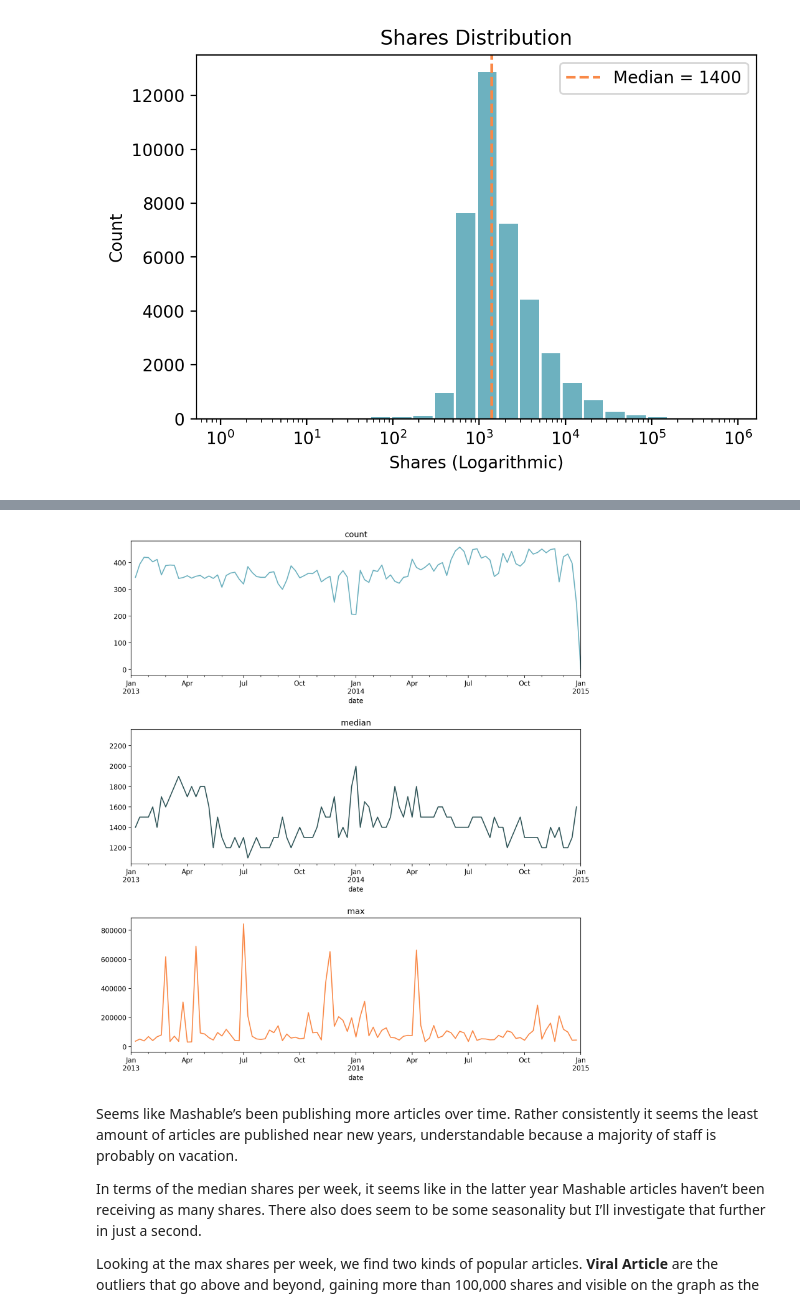
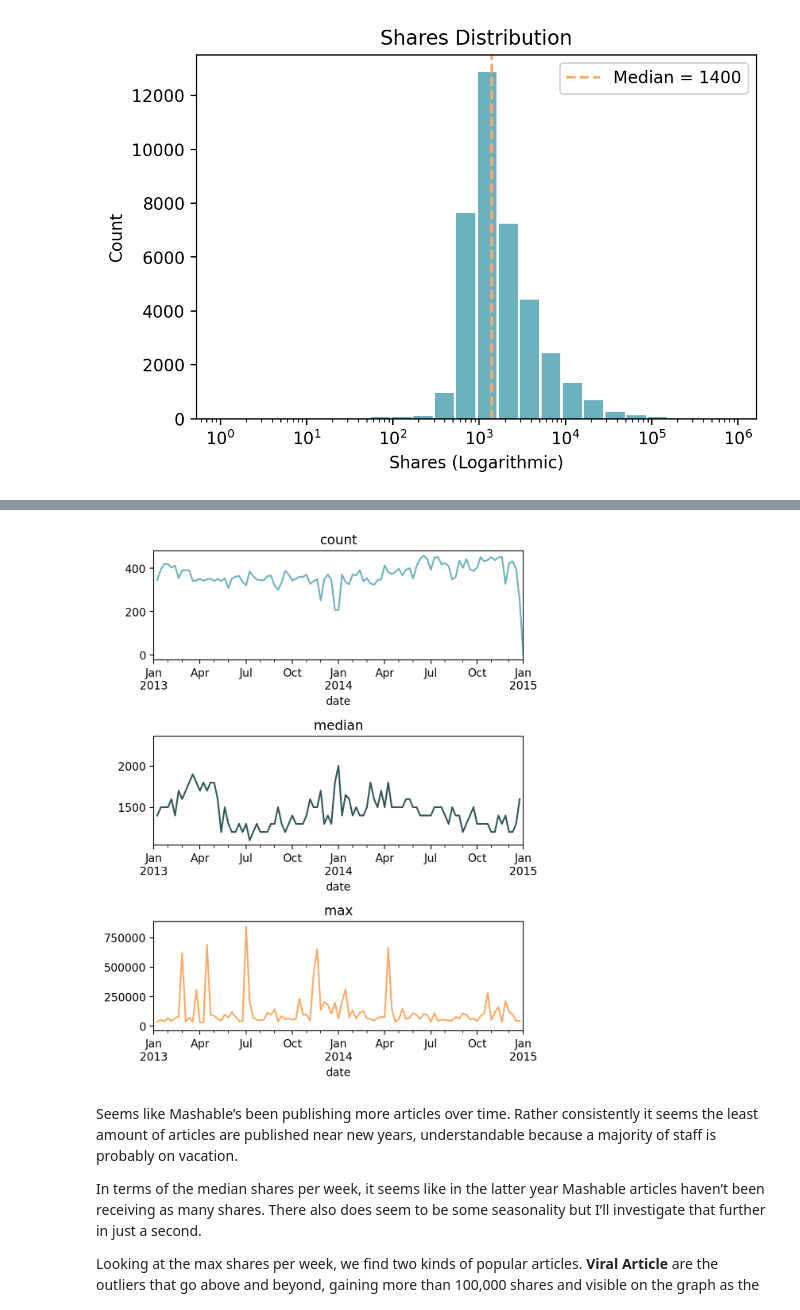
Before and after one commit to taracrutchfield/Capstone2_ArticlePopularity, a Jupyter notebook: 3. Data Exploration.ipynb, the cells around one changed output, grey strips where cells are left out. Drawn from its saved outputs; the diff is of its cells as text; code cells hidden in the pictures.

```diff
--- a/3. Data Exploration.ipynb
+++ b/3. Data Exploration.ipynb
@@ -12,11 +12,13 @@ import matplotlib.colors as cplt
 
 # Plot Set Up
 # colors
-c1 = '#6DB1BF' # cyan
-c2 = '#315659' # blue
-c3 = '#F98948' # orange
-c4 = '#C0DA74' # green
-c5 = '#859750' # dark green
+c1 = '#6DB1BF' # Maximum Blue
+c2 = '#315659' # Dark Slate Gray
+c3 = '#FCAA67' # Sandy Brown
+c4 = '#F98948' # Mango Tango
+c5 = '#C0DA74' # Yellow Green Crayola
+c6 = '#859750' # Moss Green
+c7 = '#B0A1BA' # Heliotrope Gray
 # sizes
 w,h = 6,4
 dpi=200
@@ -161,7 +159,0 @@ Seems like there are way less `Social Good` and `U.S.` articles so I'll combine
-# %%
-# make the label swap
-data['channel'] = data['channel'].replace({'Social Good':'Other','U.S.':'Other'})
-
-# take a look at the channels again
-data_channels = data.groupby('channel').agg(['count','sum','median','mean'])['shares'].astype(int)
-data_channels.sort_values('count')
@@ -211,7 +219,0 @@ weekday.sort_values('count')
-# %%
-# make the label swap
-data['weekday'] = data['weekday'].replace({'Saturday':'Weekend','Sunday':'Weekend'})
-
-# take a look at the publish days again
-weekday = data.groupby('weekday').agg(['count','sum','median','mean'])['shares'].astype(int)
-weekday.sort_values('count')
@@ -252,17 +252,17 @@ date = data.set_index('date').resample('w').agg(['count','median','max','mean'])
 # %%
 def plot_dates(column,n,c):
     plt.subplot(n)
     date[column].plot(c=c)
     plt.xlim([datetime(2013, 1, 1), datetime(2014, 12, 30)])
     plt.title(column)
 
-plt.figure(figsize=(w*2,h*3.5),dpi=dpi)
-plt.subplots_adjust(hspace=0.4)
+plt.figure(figsize=(w,h*2),dpi=dpi)
+plt.subplots_adjust(hspace=0.7)
 
 for col,n,c in [('count',311,c1),('median',312,c2),('max',313,c3)]:
     plot_dates(col,n,c);
 # %% [output]
-[figure, old version]
+[figure, new version]
 # %% [markdown]
 Seems like Mashable’s been publishing more articles over time. Rather consistently it seems the least amount of articles are published near new years, understandable because a majority of staff is probably on vacation.
 
```
Also changed, not shown: parts of 36 cells of this notebook, 5 other files.
